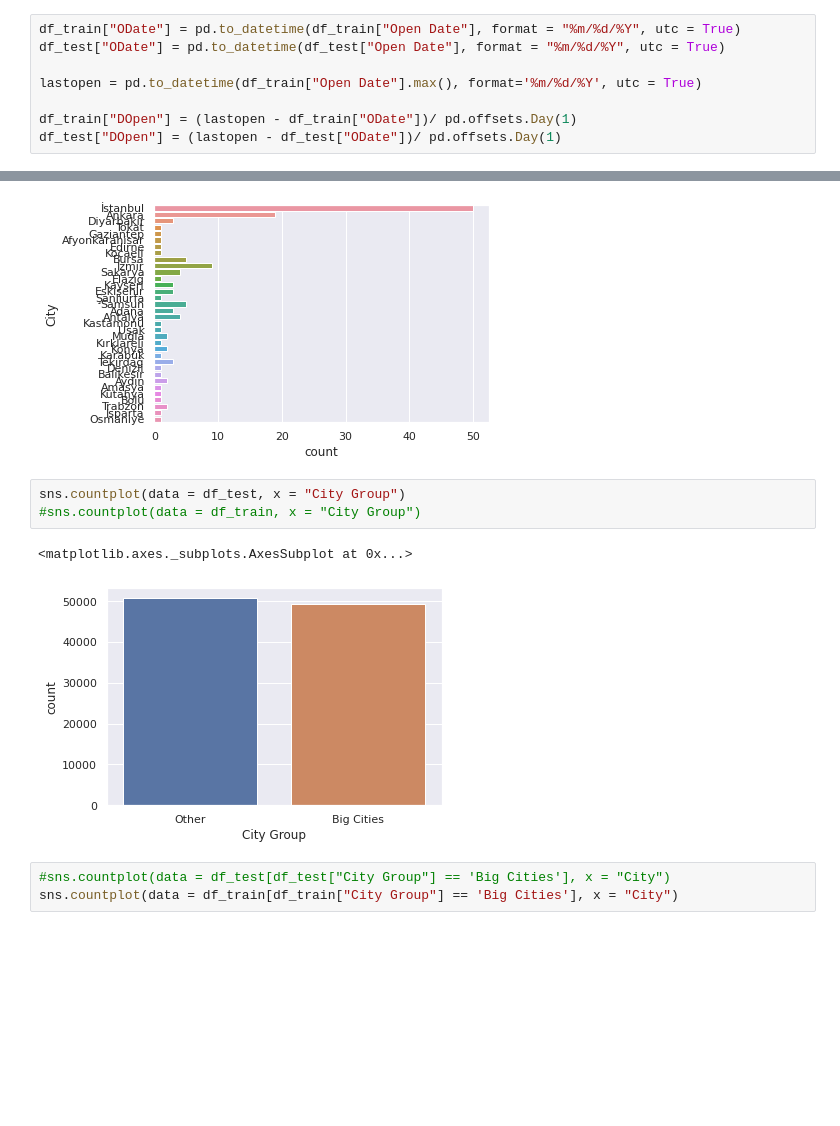
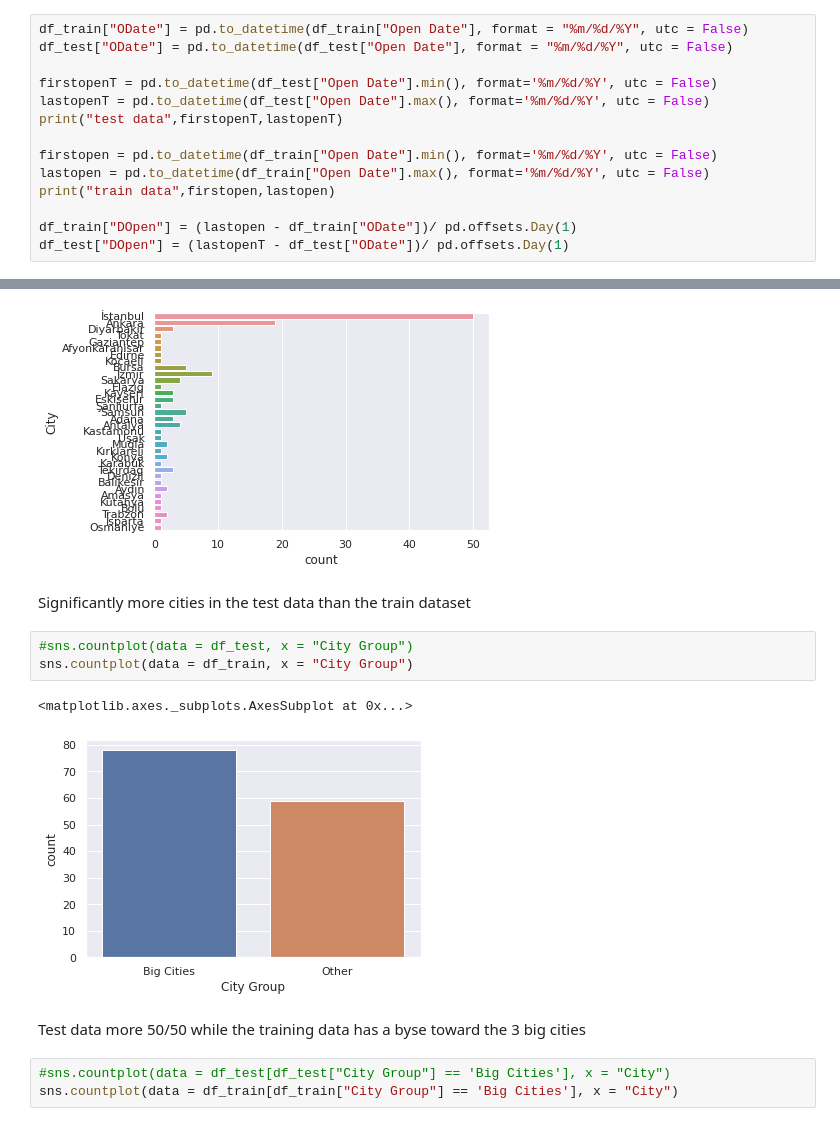
Before and after one commit to DavidEmeryUofC/CDS_Project_Restaurant_Rev_Prediction, a Jupyter notebook: CDSproject2_restaurant_revenue.ipynb, the cells around one changed output, grey strips where cells are left out. Saved outputs shown, nothing was run; the diff lists cells and outputs as text; blank space fills up the shorter version.

```diff
--- a/CDSproject2_restaurant_revenue.ipynb
+++ b/CDSproject2_restaurant_revenue.ipynb
@@ -67,8 +77,14 @@ df_train.head()
 # %%
-df_train["ODate"] = pd.to_datetime(df_train["Open Date"], format = "%m/%d/%Y", utc = True)
-df_test["ODate"] = pd.to_datetime(df_test["Open Date"], format = "%m/%d/%Y", utc = True)
+df_train["ODate"] = pd.to_datetime(df_train["Open Date"], format = "%m/%d/%Y", utc = False)
+df_test["ODate"] = pd.to_datetime(df_test["Open Date"], format = "%m/%d/%Y", utc = False)
 
-lastopen = pd.to_datetime(df_train["Open Date"].max(), format='%m/%d/%Y', utc = True)
+firstopenT = pd.to_datetime(df_test["Open Date"].min(), format='%m/%d/%Y', utc = False)
+lastopenT = pd.to_datetime(df_test["Open Date"].max(), format='%m/%d/%Y', utc = False)
+print("test data",firstopenT,lastopenT)
+
+firstopen = pd.to_datetime(df_train["Open Date"].min(), format='%m/%d/%Y', utc = False)
+lastopen = pd.to_datetime(df_train["Open Date"].max(), format='%m/%d/%Y', utc = False)
+print("train data",firstopen,lastopen)
 
 df_train["DOpen"] = (lastopen - df_train["ODate"])/ pd.offsets.Day(1)
-df_test["DOpen"] = (lastopen - df_test["ODate"])/ pd.offsets.Day(1)
+df_test["DOpen"] = (lastopenT - df_test["ODate"])/ pd.offsets.Day(1)
@@ -112,12 +143,16 @@ sns.countplot(data = df_train, y = "City")
 # %% [output]
 <matplotlib.axes._subplots.AxesSubplot at 0x...>
 [figure]
+# %% [markdown]
+Significantly more cities in the test data than the train dataset
 # %%
-sns.countplot(data = df_test, x = "City Group")
-#sns.countplot(data = df_train, x = "City Group")
+#sns.countplot(data = df_test, x = "City Group")
+sns.countplot(data = df_train, x = "City Group")
 # %% [output]
 <matplotlib.axes._subplots.AxesSubplot at 0x...>
-[figure, old version]
+[figure, new version]
+# %% [markdown]
+Test data more 50/50 while the training data has a byse toward the 3 big cities
 # %%
 #sns.countplot(data = df_test[df_test["City Group"] == 'Big Cities'], x = "City")
 sns.countplot(data = df_train[df_train["City Group"] == 'Big Cities'], x = "City")
```
Also changed, not shown: parts of 18 cells of this notebook.
